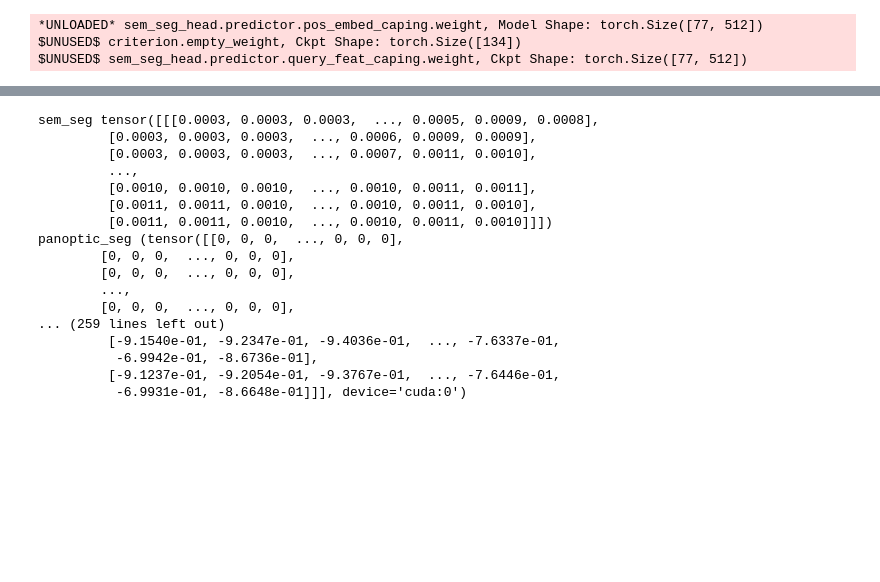
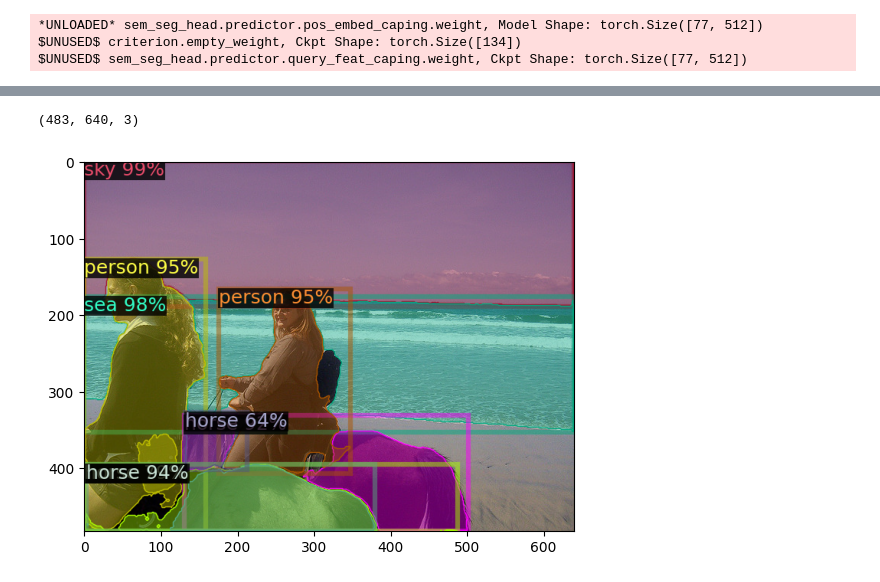
Before and after one commit to jdj2261/X-Decoder, a Jupyter notebook: notebooks/01_demo_instseg.ipynb, the cells around one changed output, grey strips where cells are left out. Cells and saved outputs as stored; diff of their text form; code cells hidden in the pictures; blank space fills up the shorter version.

Commit message:
modified images

```diff
--- a/notebooks/01_demo_instseg.ipynb
+++ b/notebooks/01_demo_instseg.ipynb
@@ -75,7 +75,8 @@ opt = init_distributed(opt)
 # %%
 pretrained_pth = os.path.join(opt['WEIGHT'])
 output_root = './output'
-image_pth = '../images/owls.jpeg'
+# image_pth = '../images/owls.jpeg'
+image_pth = '../images/COCO_val2014_000000565248.jpg'
 # %%
 model = BaseModel(opt, build_model(opt)).from_pretrained(pretrained_pth).eval().cuda()
 # %% [output]
@@ -113,5 +114,7 @@ Compose(
 )
 # %%
-thing_classes = ["owl"]
+from datasets.utils.vcoco_utils import coco_class_list
+print(coco_class_list)
+thing_classes = ["person", "surfboard", "horse", "sea", "sky"]
 thing_colors = [random_color(rgb=True, maximum=255).astype(np.int64).tolist() for _ in range(len(thing_classes))]
 thing_dataset_id_to_contiguous_id = {x:x for x in range(len(thing_classes))}
@@ -126,46 +134,50 @@ metadata = MetadataCatalog.get('demo')
 model.model.metadata = metadata
 model.model.sem_seg_head.num_classes = len(thing_classes)
 # %%
+from matplotlib import pyplot as plt
 with torch.no_grad():
     image_ori = Image.open(image_pth).convert('RGB')
     width = image_ori.size[0]
     height = image_ori.size[1]
     image = transform(image_ori)
     image = np.asarray(image)
     image_ori = np.asarray(image_ori)
     images = torch.from_numpy(image.copy()).permute(2,0,1).cuda()
     # print(images.shape)
     batch_inputs = [{'image': images, 'height': height, 'width': width}]
     outputs = model.forward(batch_inputs)
 
-    for key, val in outputs[-1].items():
-        print(key, val)
+    # for key, val in outputs[-1].items():
+    #     print(key, val)
 
     visual = Visualizer(image_ori, metadata=metadata)
 
     inst_seg = outputs[-1]['instances']
     inst_seg.pred_masks = inst_seg.pred_masks.cpu()
-    inst_seg.pred_boxes = BitMasks(inst_seg.pred_masks > 0).get_bounding_boxes()
+    tensor = inst_seg.pred_masks > 0
+
+    boxes = torch.zeros(tensor.shape[0], 4, dtype=torch.float32)
+    x_any = torch.any(tensor, dim=1)
+    y_any = torch.any(tensor, dim=2)
+
+    for idx in range(tensor.shape[0]):
+        x = torch.where(x_any[idx, :])[0]
+        y = torch.where(y_any[idx, :])[0]
+
+        if len(x) > 0 and len(y) > 0:
+            boxes[idx, :] = torch.as_tensor(
+                [x[0], y[0], x[-1] + 1, y[-1] + 1], dtype=torch.float32
+            )
+    inst_seg.pred_boxes = boxes
     demo = visual.draw_instance_predictions(inst_seg) # rgb Image
 
-    if not os.path.exists(output_root):
-        os.makedirs(output_root)
-    demo.save(os.path.join(output_root, 'inst.png'))
+    # if not os.path.exists(output_root):
+    #     os.makedirs(output_root)
+    # demo.save(os.path.join(output_root, 'inst3.png'))
+    image = demo.get_image()
+    print(image.shape)
+    plt.imshow(image)
+    plt.show()
 # %% [output]
-sem_seg tensor([[[0.0003, 0.0003, 0.0003,  ..., 0.0005, 0.0009, 0.0008],
-         [0.0003, 0.0003, 0.0003,  ..., 0.0006, 0.0009, 0.0009],
-         [0.0003, 0.0003, 0.0003,  ..., 0.0007, 0.0011, 0.0010],
-         ...,
-         [0.0010, 0.0010, 0.0010,  ..., 0.0010, 0.0011, 0.0011],
-         [0.0011, 0.0011, 0.0010,  ..., 0.0010, 0.0011, 0.0010],
-         [0.0011, 0.0011, 0.0010,  ..., 0.0010, 0.0011, 0.0010]]])
-panoptic_seg (tensor([[0, 0, 0,  ..., 0, 0, 0],
-        [0, 0, 0,  ..., 0, 0, 0],
-        [0, 0, 0,  ..., 0, 0, 0],
-        ...,
-        [0, 0, 0,  ..., 0, 0, 0],
-... (259 lines left out)
-         [-9.1540e-01, -9.2347e-01, -9.4036e-01,  ..., -7.6337e-01,
-          -6.9942e-01, -8.6736e-01],
-         [-9.1237e-01, -9.2054e-01, -9.3767e-01,  ..., -7.6446e-01,
-          -6.9931e-01, -8.6648e-01]]], device='cuda:0')
+(483, 640, 3)
+[figure, added]
```
Also changed, not shown: parts of 3 cells of this notebook, 1 other file.
